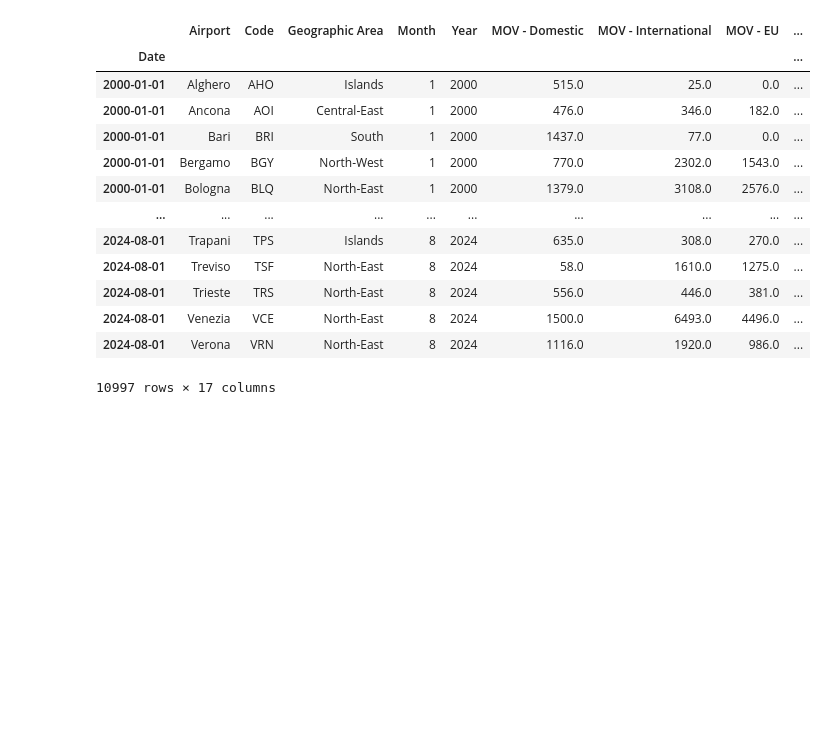
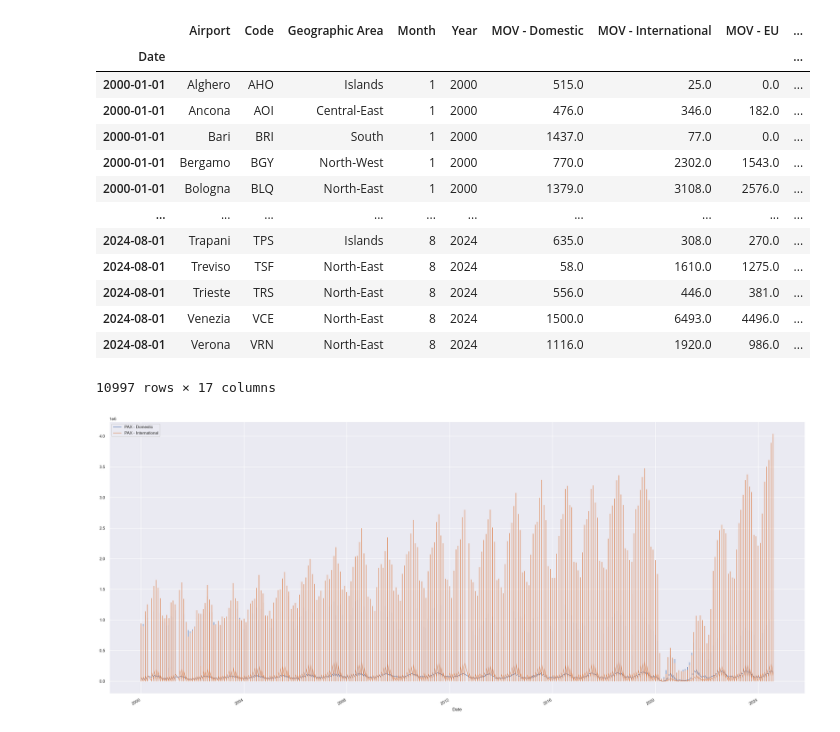
Before and after one commit to fedfioravanti/Italian_Airports, a Jupyter notebook: ItalyAirports_01_collection_prep.ipynb, the cells around one changed output. Drawn from its saved outputs; the diff is of its cells as text; code cells hidden in the pictures; blank space fills up the shorter version.

```diff
--- a/ItalyAirports_01_collection_prep.ipynb
+++ b/ItalyAirports_01_collection_prep.ipynb
@@ -859,6 +859,12 @@ df_t
 | 2024-08-01 | Venezia | VCE | North-East | 8 | 2024 | 1500.0 | 6493.0 | 4496.0 | ... |
 | 2024-08-01 | Verona | VRN | North-East | 8 | 2024 | 1116.0 | 1920.0 | 986.0 | ... |
 10997 rows × 17 columns
+# %%
+
+df_t.plot(y = ['PAX - Domestic', 'PAX - International'],
+        figsize=(24, 12), linewidth=1);
+# %% [output]
+[figure, added]
 # %%
 # save the test dataframe as CSV
 df_t.to_csv('datasets/final/df_fin.csv', encoding='utf-8', index=False)
```
Also changed, not shown: 1 other file.
